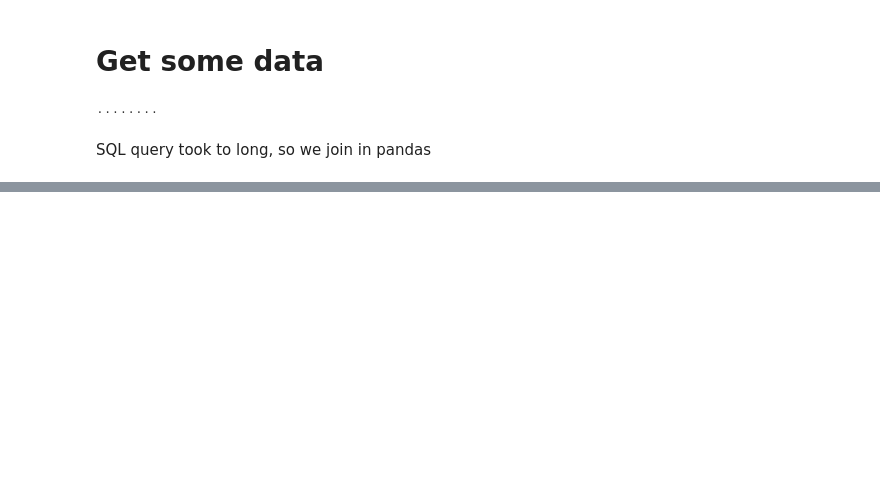
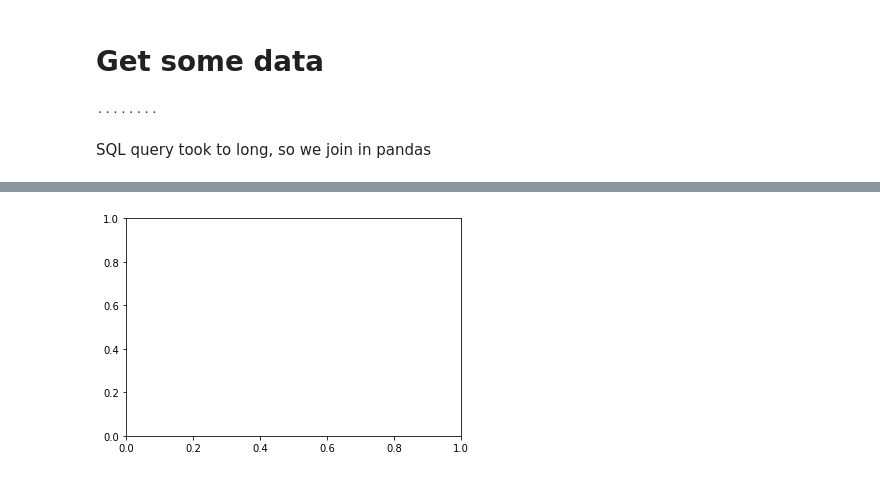
Before and after one commit to Senonino/data-ber-01-20, a Jupyter notebook: Notes/module_1/week_3/9_python-matplotib_seaborn.ipynb, the cells around one changed output, grey strips where cells are left out. Cells and saved outputs as stored; diff of their text form; code cells hidden in the pictures; blank space fills up the shorter version.

```diff
--- a/Notes/module_1/week_3/9_python-matplotib_seaborn.ipynb
+++ b/Notes/module_1/week_3/9_python-matplotib_seaborn.ipynb
@@ -65,0 +356,5 @@ orders = pd.read_sql("SELECT * FROM orders;", conn)
+# %%
+# 2. Using matplotlib / pyplot
+fig, ax = plt.subplots()
+# %% [output]
+[figure, added]
```
Also changed, not shown: parts of 37 cells of this notebook.
